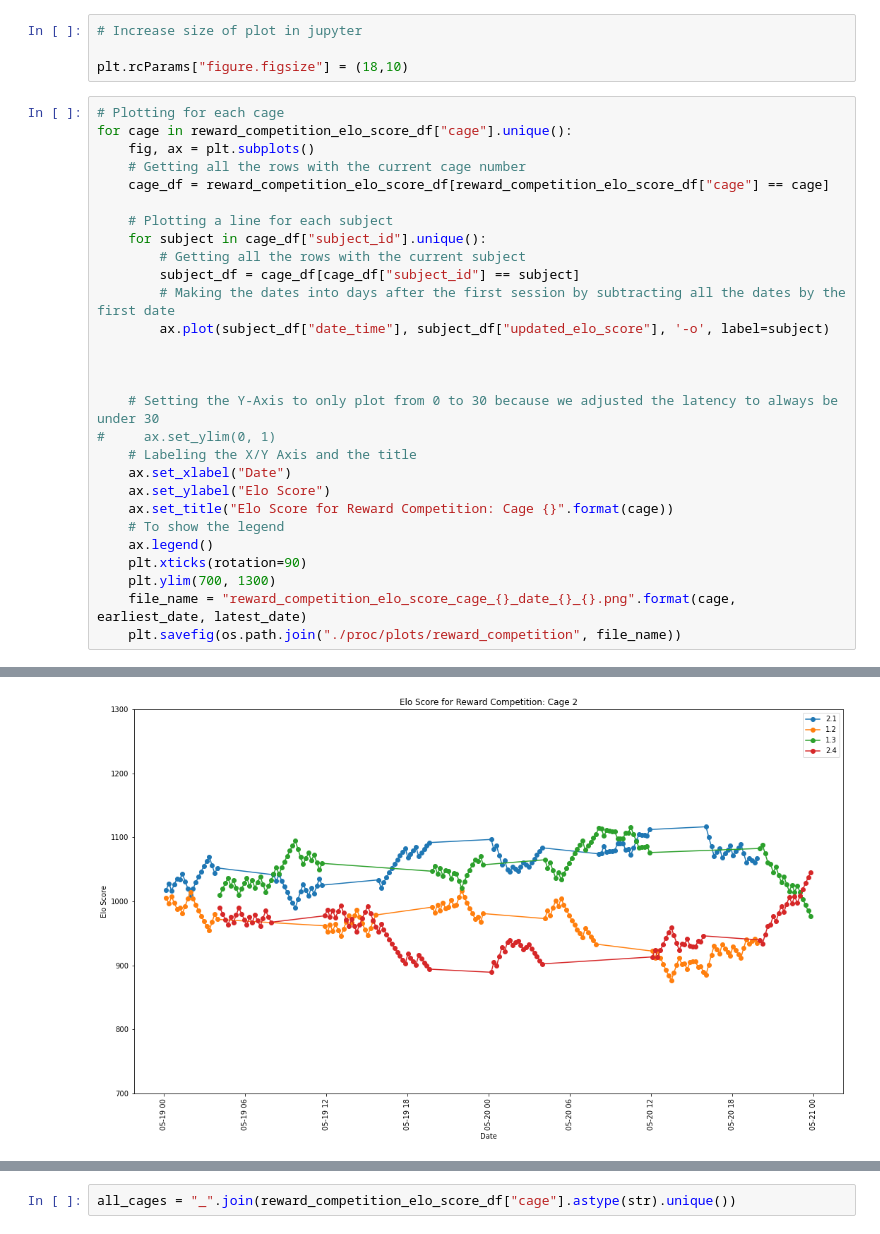
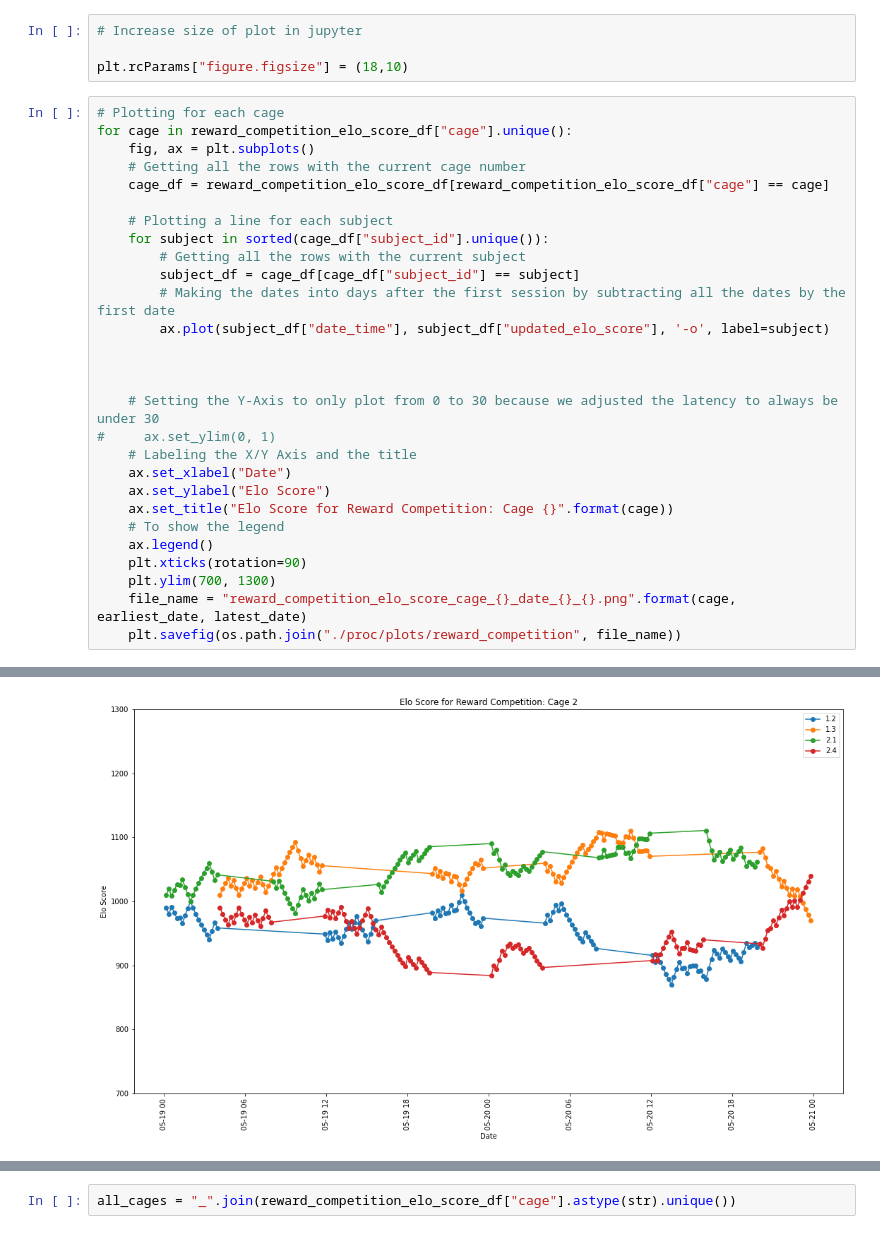
Before and after one commit to padillacoreanolab/literature_review_processing, a Jupyter notebook: results/elo_score_testing/reward_competition_processing.ipynb, the cells around one changed output, grey strips where cells are left out. Drawn from its saved outputs; the diff is of its cells as text.

```diff
--- a/results/elo_score_testing/reward_competition_processing.ipynb
+++ b/results/elo_score_testing/reward_competition_processing.ipynb
@@ -500,7 +499,7 @@ for cage in reward_competition_elo_score_df["cage"].unique():
     cage_df = reward_competition_elo_score_df[reward_competition_elo_score_df["cage"] == cage]
 
     # Plotting a line for each subject
-    for subject in cage_df["subject_id"].unique():
+    for subject in sorted(cage_df["subject_id"].unique()):
         # Getting all the rows with the current subject
         subject_df = cage_df[cage_df["subject_id"] == subject]
         # Making the dates into days after the first session by subtracting all the dates by the first date
@@ -525 +524 @@ for cage in reward_competition_elo_score_df["cage"].unique():
-[figure, old version]
+[figure, new version]
```
Also changed, not shown: parts of 10 cells of this notebook, 4 other files.
